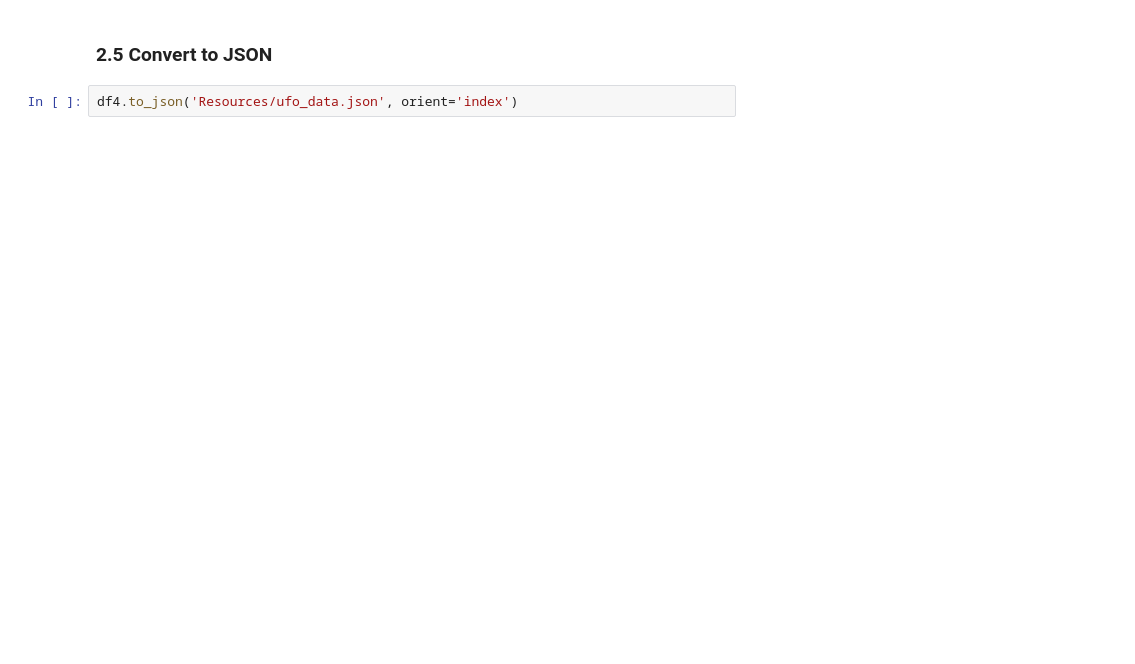
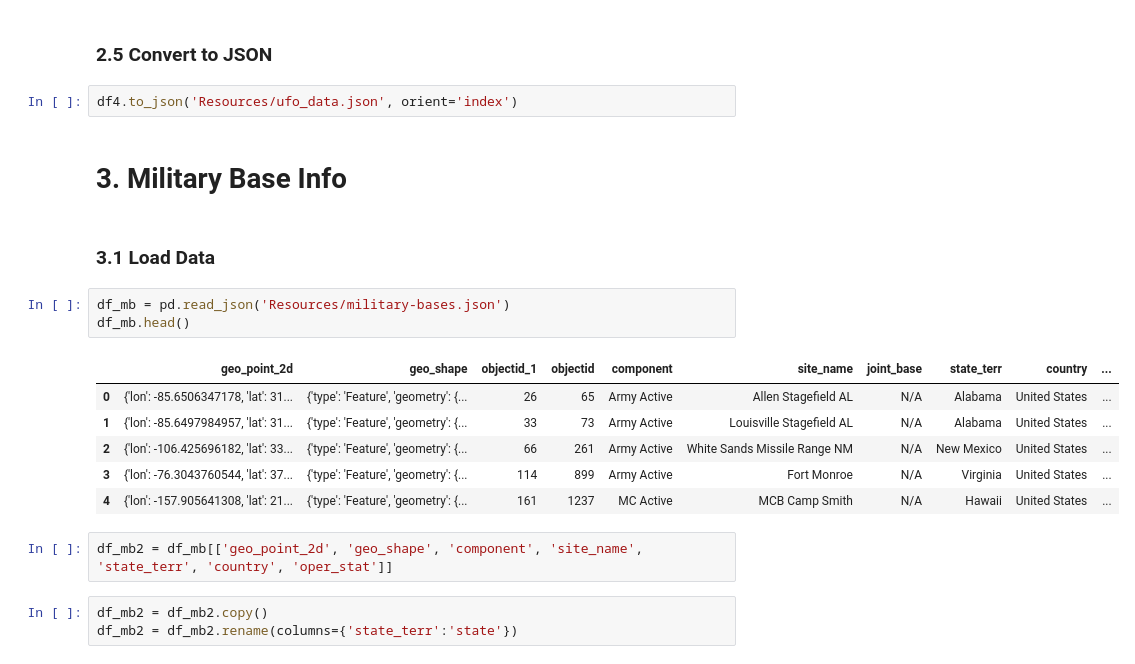
Before and after one commit to Cheryl277/Project-3-Unidenified-Falling-Objects-, a Jupyter notebook: UFO Data Cleaning.ipynb, the cells around one changed output. Cells and saved outputs as stored; diff of their text form; blank space fills up the shorter version.

Commit message:
distance to bases

```diff
--- a/UFO Data Cleaning.ipynb
+++ b/UFO Data Cleaning.ipynb
@@ -145,3 +157,22 @@ array(['TX', 'HI', 'TN', 'CT', 'AL', 'FL', 'CA', 'NC', 'NY', 'KY', 'MI',
 ### 2.5 Convert to JSON
 # %%
 df4.to_json('Resources/ufo_data.json', orient='index')
+# %% [markdown]
+# 3. Military Base Info
+# %% [markdown]
+### 3.1 Load Data
+# %%
+df_mb = pd.read_json('Resources/military-bases.json')
+df_mb.head()
+# %% [output]
+|  | geo_point_2d | geo_shape | objectid_1 | objectid | component | site_name | joint_base | state_terr | country | ... |
+| 0 | {'lon': -85.6506347178, 'lat': 31... | {'type': 'Feature', 'geometry': {... | 26 | 65 | Army Active | Allen Stagefield AL | N/A | Alabama | United States | ... |
+| 1 | {'lon': -85.6497984957, 'lat': 31... | {'type': 'Feature', 'geometry': {... | 33 | 73 | Army Active | Louisville Stagefield AL | N/A | Alabama | United States | ... |
+| 2 | {'lon': -106.425696182, 'lat': 33... | {'type': 'Feature', 'geometry': {... | 66 | 261 | Army Active | White Sands Missile Range NM | N/A | New Mexico | United States | ... |
+| 3 | {'lon': -76.3043760544, 'lat': 37... | {'type': 'Feature', 'geometry': {... | 114 | 899 | Army Active | Fort Monroe | N/A | Virginia | United States | ... |
+| 4 | {'lon': -157.905641308, 'lat': 21... | {'type': 'Feature', 'geometry': {... | 161 | 1237 | MC Active | MCB Camp Smith | N/A | Hawaii | United States | ... |
+# %%
+df_mb2 = df_mb[['geo_point_2d', 'geo_shape', 'component', 'site_name', 'state_terr', 'country', 'oper_stat']]
+# %%
+df_mb2 = df_mb2.copy()
+df_mb2 = df_mb2.rename(columns={'state_terr':'state'})
```
Also changed, not shown: parts of 35 cells of this notebook, 2 other files.
